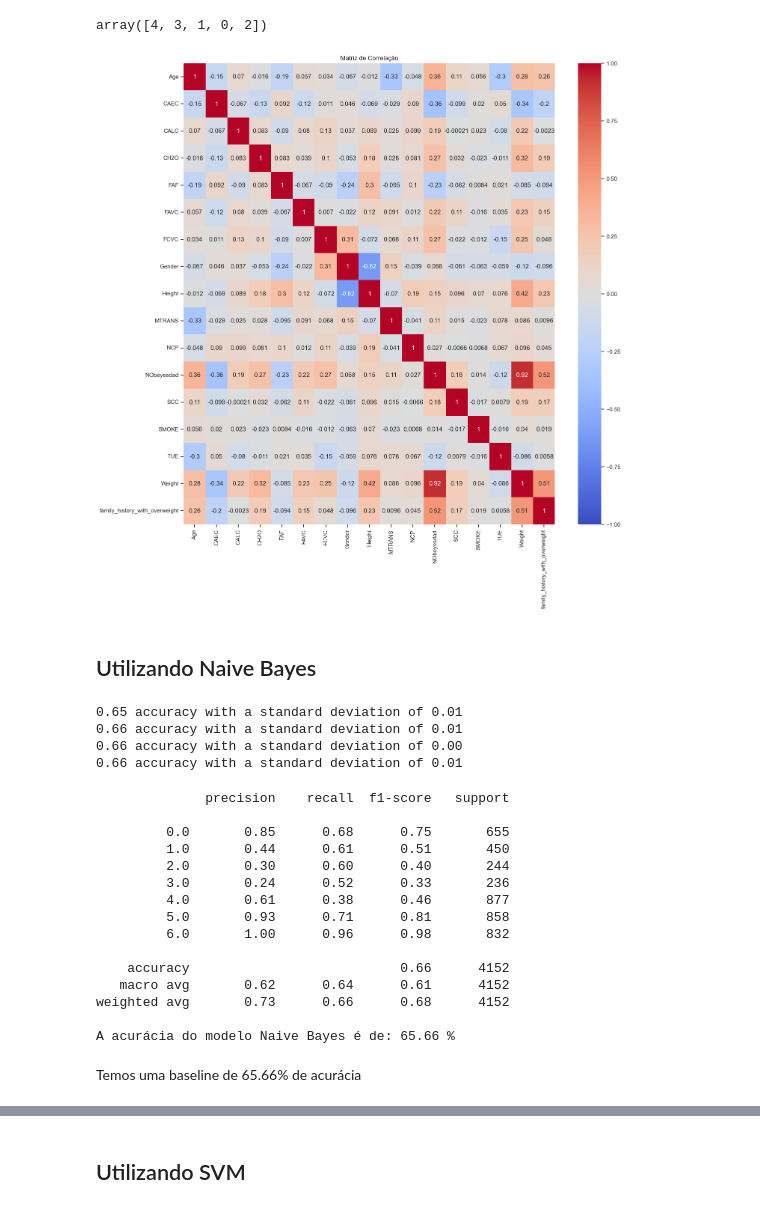
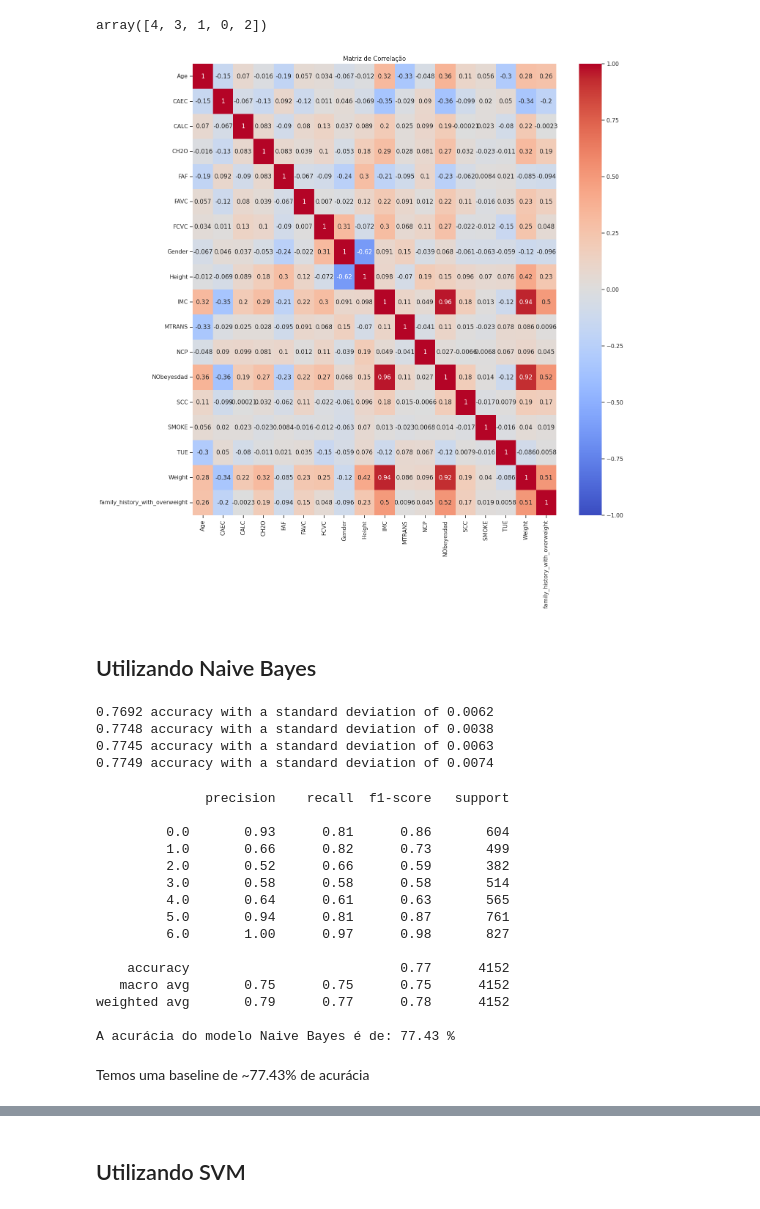
Before and after one commit to LuizGAPires/Datamining, a Jupyter notebook: TP1/TP1.ipynb, the cells around one changed output, grey strips where cells are left out. Saved outputs shown, nothing was run; the diff lists cells and outputs as text; code cells hidden in the pictures.

```diff
--- a/TP1/TP1.ipynb
+++ b/TP1/TP1.ipynb
@@ -535,0 +552,3 @@ sns.jointplot(data=train, x="Height", y="Weight", hue='NObeyesdad',height=6)
+# %%
+train['IMC'] = ((train['Weight'])/(train['Height']**2))
+train['IMC'].value_counts()
@@ -535,0 +571,3 @@ sns.jointplot(data=train, x="Height", y="Weight", hue='NObeyesdad',height=6)
+# %%
+test['IMC'] = ((test['Weight'])/(test['Height']**2))
+test['IMC'].value_counts()
@@ -646,24 +709,25 @@ test['MTRANS'].unique()
 array([4, 3, 1, 0, 2])
 # %%
 train = train.drop('id', axis=1)
+test_id = test['id']
 test = test.drop('id', axis=1)
 train = train.astype(float)
 test = test.astype(float)
 
 corr_matrix = train.corr()
 
 sorted_corr = corr_matrix['NObeyesdad'].sort_index(ascending=True)
 
 corr_columns = sorted_corr.index
 
 subset_corr = corr_matrix.loc[corr_columns, corr_columns]
 
 plt.figure(figsize=(16, 16))
 sns.heatmap(subset_corr, annot=True, cmap='coolwarm', vmin=-1, vmax=1)
 plt.title('Matriz de Correlação')
 plt.show()
 # %% [output]
-[figure, old version]
+[figure, new version]
 # %%
 X = train.drop('NObeyesdad', axis=1)
 y = train['NObeyesdad']
@@ -679,12 +743,12 @@ folds = [3, 5, 7, 9]
 
 for fold in folds:
     scores = cross_val_score(gnb, X_train, y_train, cv=fold)
-    print("%0.2f accuracy with a standard deviation of %0.2f" % (scores.mean(), scores.std()))
+    print("%0.4f accuracy with a standard deviation of %0.4f" % (scores.mean(), scores.std()))
 # %% [output]
-0.65 accuracy with a standard deviation of 0.01
-0.66 accuracy with a standard deviation of 0.01
-0.66 accuracy with a standard deviation of 0.00
-0.66 accuracy with a standard deviation of 0.01
+0.7692 accuracy with a standard deviation of 0.0062
+0.7748 accuracy with a standard deviation of 0.0038
+0.7745 accuracy with a standard deviation of 0.0063
+0.7749 accuracy with a standard deviation of 0.0074
 # %%
 gnb.fit(X_train, y_train)
 y_pred = gnb.predict(X_test)
@@ -694,21 +758,21 @@ print("A acurácia do modelo Naive Bayes é de: {} %".format(round(100*accuracy_
 # %% [output]
               precision    recall  f1-score   support
 
-         0.0       0.85      0.68      0.75       655
-         1.0       0.44      0.61      0.51       450
-         2.0       0.30      0.60      0.40       244
-         3.0       0.24      0.52      0.33       236
-         4.0       0.61      0.38      0.46       877
-         5.0       0.93      0.71      0.81       858
-         6.0       1.00      0.96      0.98       832
+         0.0       0.93      0.81      0.86       604
+         1.0       0.66      0.82      0.73       499
+         2.0       0.52      0.66      0.59       382
+         3.0       0.58      0.58      0.58       514
+         4.0       0.64      0.61      0.63       565
+         5.0       0.94      0.81      0.87       761
+         6.0       1.00      0.97      0.98       827
 
-    accuracy                           0.66      4152
-   macro avg       0.62      0.64      0.61      4152
-weighted avg       0.73      0.66      0.68      4152
+    accuracy                           0.77      4152
+   macro avg       0.75      0.75      0.75      4152
+weighted avg       0.79      0.77      0.78      4152
 
-A acurácia do modelo Naive Bayes é de: 65.66 %
+A acurácia do modelo Naive Bayes é de: 77.43 %
 # %% [markdown]
-Temos uma baseline de 65.66% de acurácia
+Temos uma baseline de ~77.43% de acurácia
 # %%
 labels = ['Insufficient_Weight', 'Normal_Weight', 'Overweight_Level_I', 'Overweight_Level_II', 'Obesity_Type_I', 'Obesity_Type_II', 'Obesity_Type_III']
 sns.heatmap(confusion_matrix(y_pred, y_test), annot=True, annot_kws={'size': 10}, linewidths=0.5, fmt='d', cmap='Blues', cbar=False, xticklabels=labels, yticklabels=labels)
```
Also changed, not shown: parts of 55 cells of this notebook, 1 other file.
